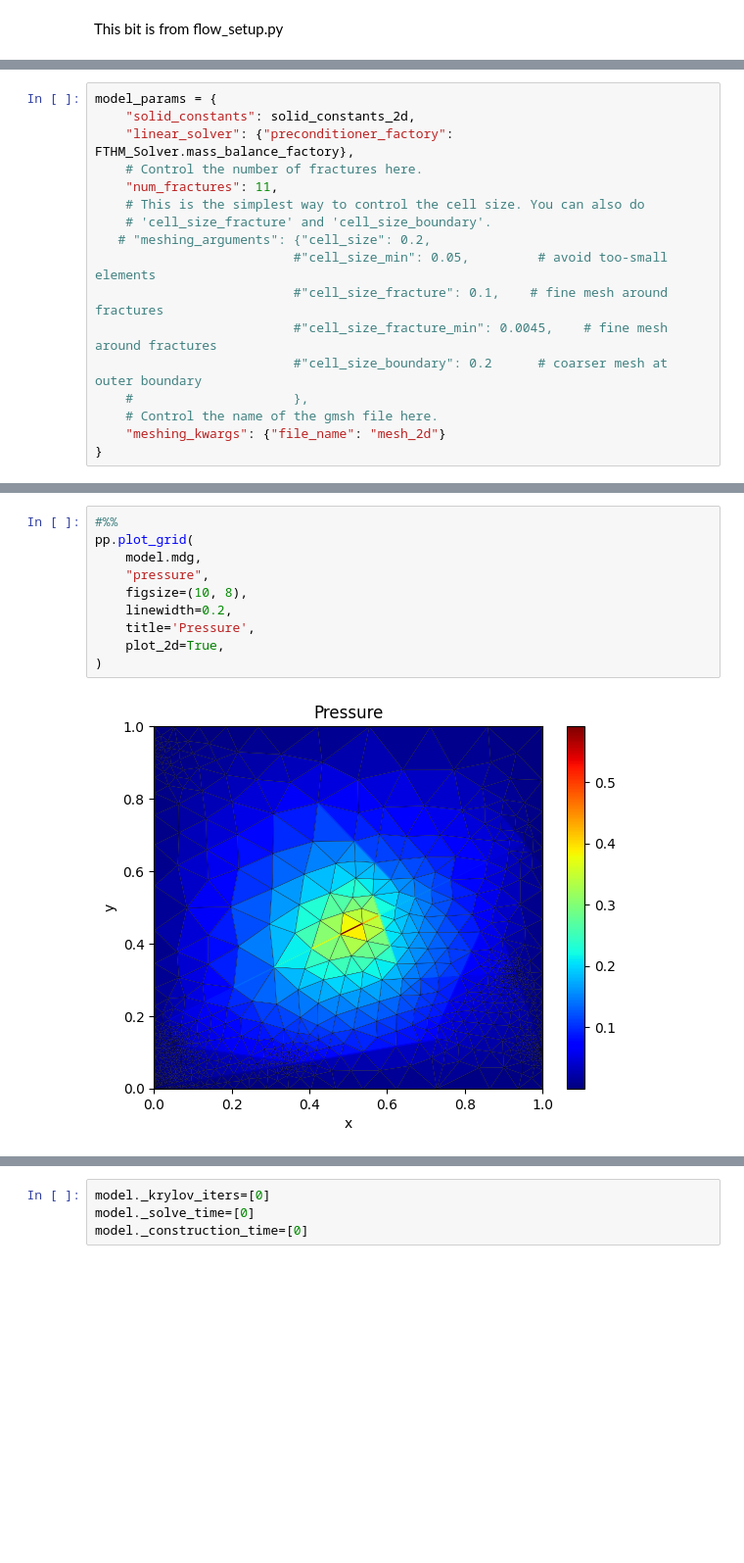
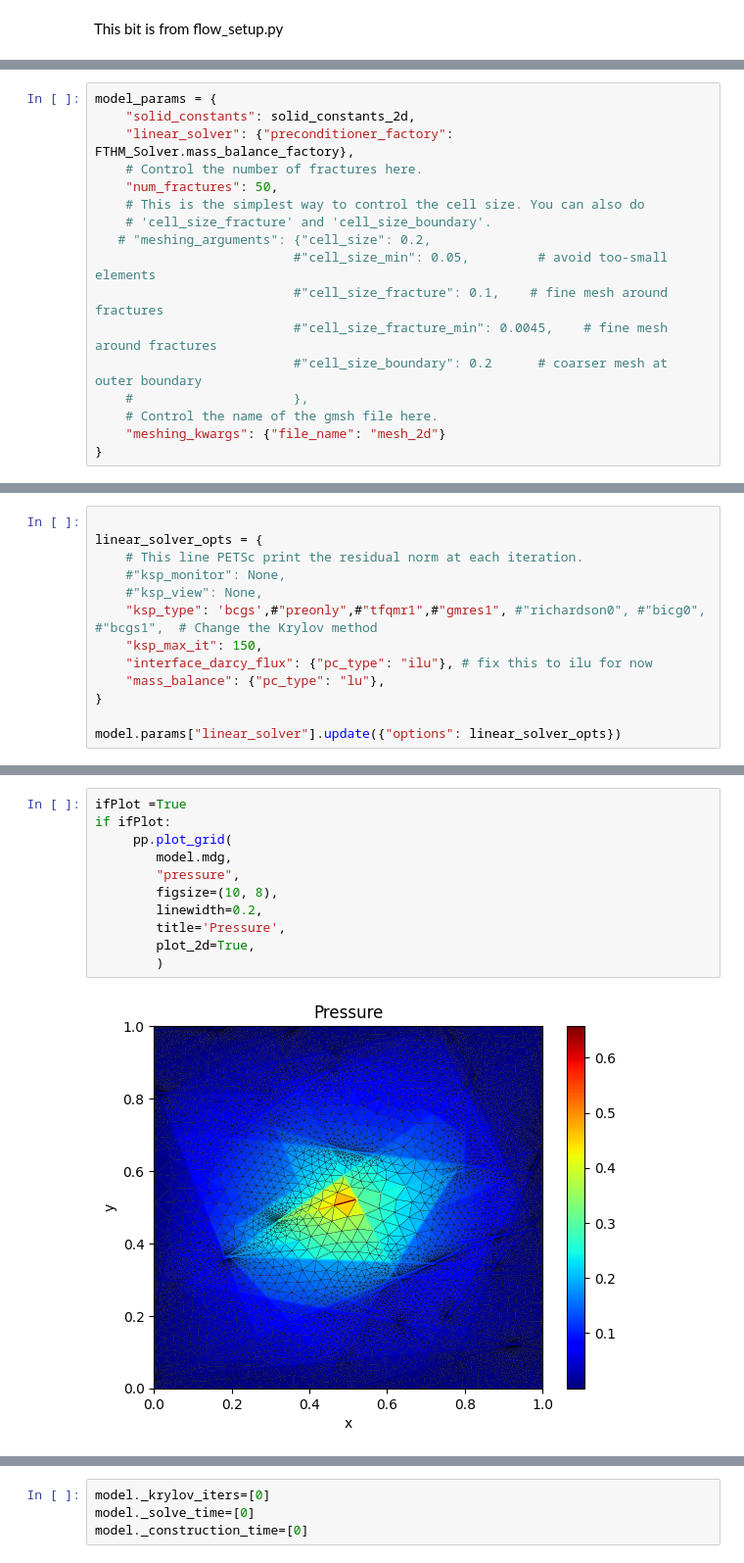
Before and after one commit to keileg/solver_configuration_flow_setups, a Jupyter notebook: Problem_Investigation.ipynb, the cells around one changed output, grey strips where cells are left out. Shown at 98% size. Saved outputs shown, nothing was run; the diff lists cells and outputs as text; blank space fills up the shorter version.

```diff
--- a/Problem_Investigation.ipynb
+++ b/Problem_Investigation.ipynb
@@ -180,7 +183,7 @@ model_params = {
     "solid_constants": solid_constants_2d,
     "linear_solver": {"preconditioner_factory": FTHM_Solver.mass_balance_factory},
     # Control the number of fractures here.
-    "num_fractures": 11,
+    "num_fractures": 50,
     # This is the simplest way to control the cell size. You can also do
     # 'cell_size_fracture' and 'cell_size_boundary'.
    # "meshing_arguments": {"cell_size": 0.2,
@@ -234,3 +249,16 @@ print(f"\n Smallest fracture: {min_length:.4f}")
+# %%
+
+linear_solver_opts = {
+    # This line PETSc print the residual norm at each iteration.
+    #"ksp_monitor": None,
+    #"ksp_view": None,
+    "ksp_type": 'bcgs',#"preonly",#"tfqmr1",#"gmres1", #"richardson0", #"bicg0", #"bcgs1",  # Change the Krylov method
+    "ksp_max_it": 150,
+    "interface_darcy_flux": {"pc_type": "ilu"}, # fix this to ilu for now
+    "mass_balance": {"pc_type": "lu"},
+}
+
+model.params["linear_solver"].update({"options": linear_solver_opts})
 # %%
 try:
     pp.run_time_dependent_model(model, {"prepare_simulation": False})
@@ -243,12 +271,13 @@ except Exception as e:
 # %%
-#%%
-pp.plot_grid(
-    model.mdg,
-    "pressure",
-    figsize=(10, 8),
-    linewidth=0.2,
-    title='Pressure',
-    plot_2d=True,
-)
+ifPlot =True
+if ifPlot:
+     pp.plot_grid(
+        model.mdg,
+        "pressure",
+        figsize=(10, 8),
+        linewidth=0.2,
+        title='Pressure',
+        plot_2d=True,
+        )
 # %% [output]
-[figure, old version]
+[figure, new version]
```
Also changed, not shown: parts of 46 cells of this notebook.
